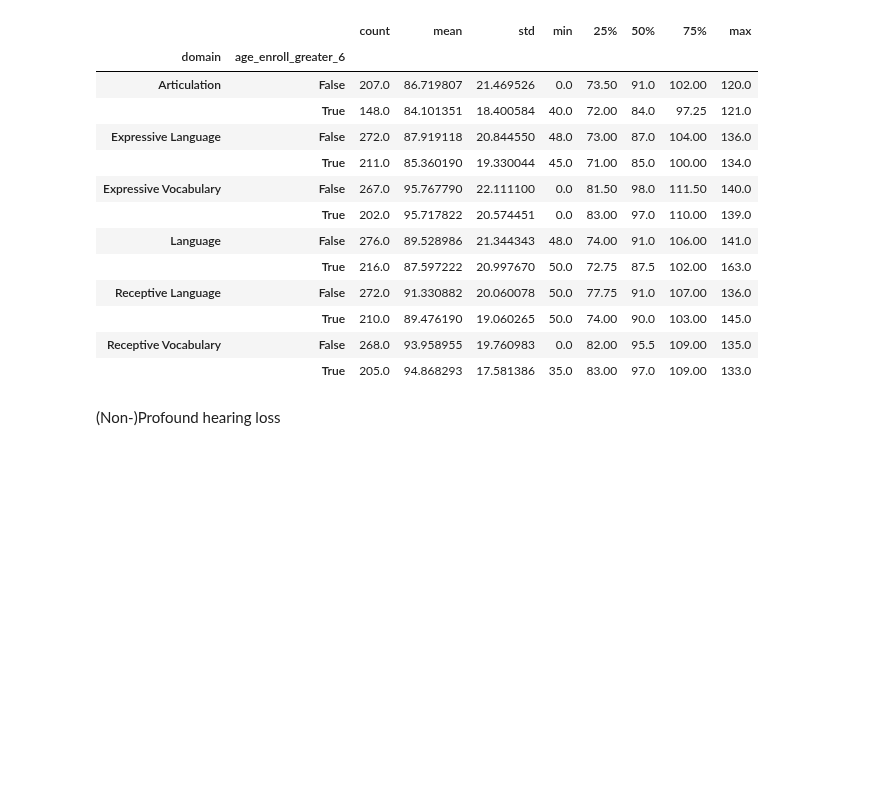
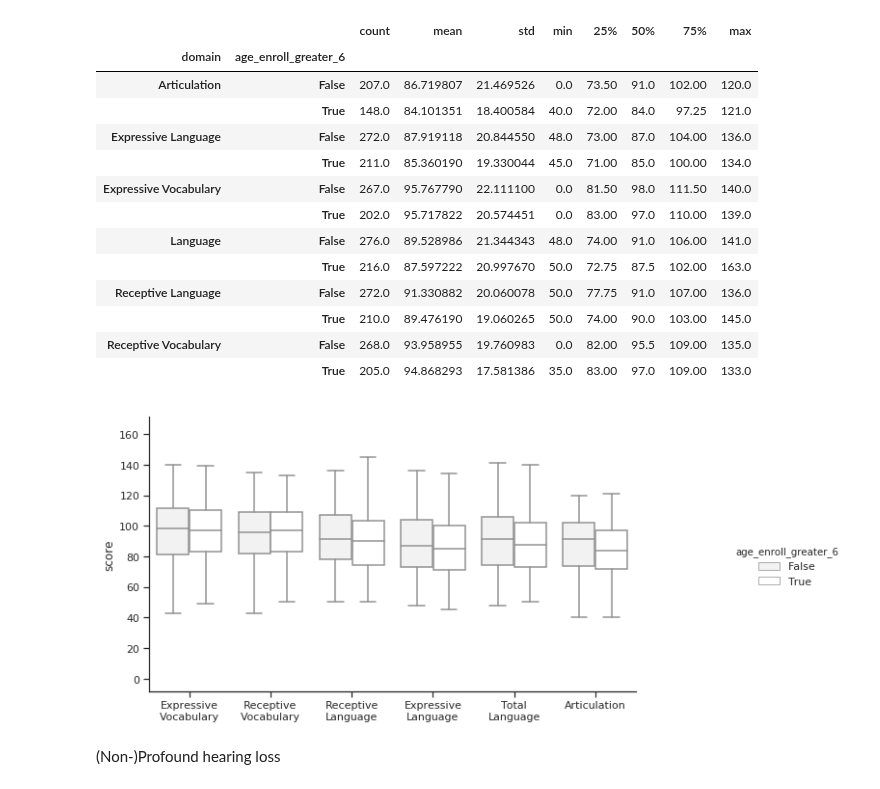
Before and after one commit to fonnesbeck/infant_hearing_intervention, a Jupyter notebook: notebooks/Tables.ipynb, the cells around one changed output. Drawn from its saved outputs; the diff is of its cells as text; code cells hidden in the pictures; blank space fills up the shorter version.

```diff
--- a/notebooks/Tables.ipynb
+++ b/notebooks/Tables.ipynb
@@ -423,6 +439,14 @@ Age of enrollment greater than 6mo.
 |  | True | 210.0 | 89.476190 | 19.060265 | 50.0 | 74.00 | 90.0 | 103.00 | 145.0 |
 | Receptive Vocabulary | False | 268.0 | 93.958955 | 19.760983 | 0.0 | 82.00 | 95.5 | 109.00 | 135.0 |
 |  | True | 205.0 | 94.868293 | 17.581386 | 35.0 | 83.00 | 97.0 | 109.00 | 133.0 |
+# %%
+sns.catplot("domain_labels", y="score", hue='age_enroll_greater_6', data=test_scores.assign(age_enroll_greater_6=test_scores.age_int>6),
+            kind="box", color='white', fliersize=0)
+fig = plt.gcf()
+fig.set_size_inches(12, 5)
+fig.axes[0].set_xlabel('');
+# %% [output]
+[figure, added]
 # %% [markdown]
 (Non-)Profound hearing loss
 # %%
```
Also changed, not shown: parts of 9 cells of this notebook.
